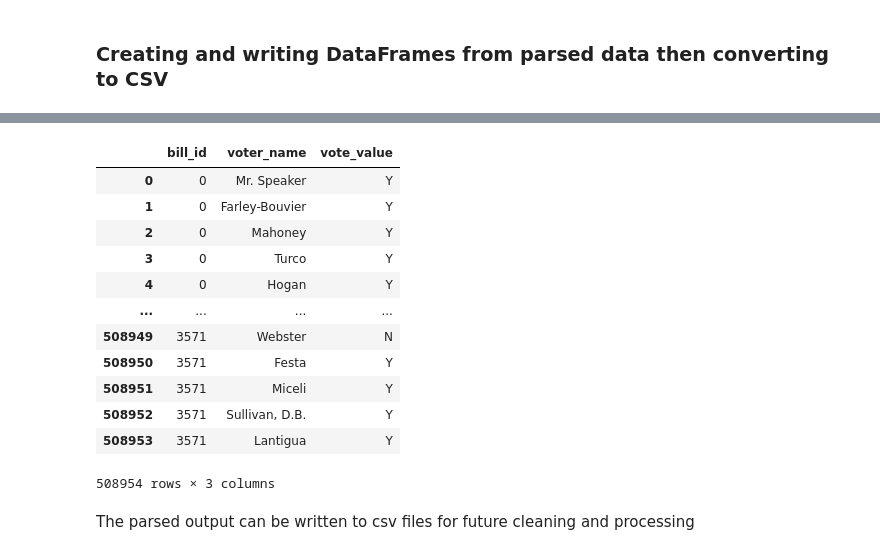
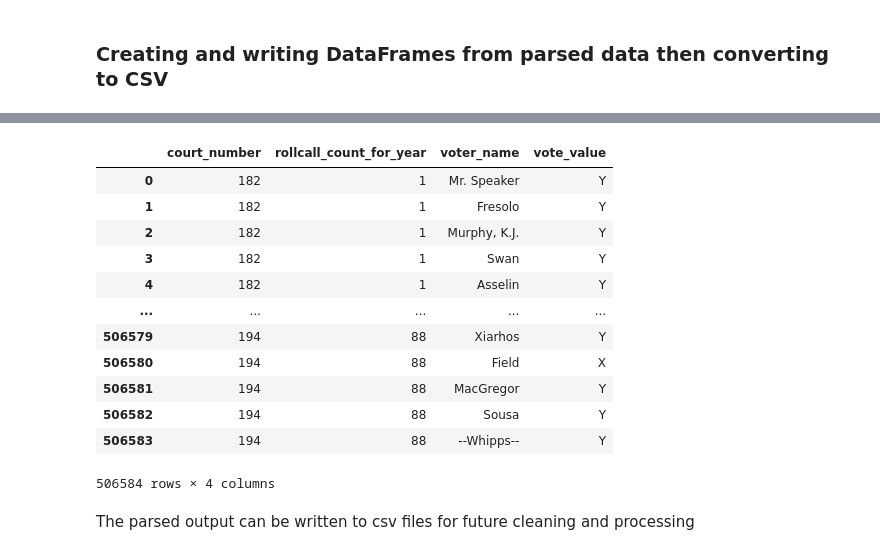
Before and after one commit to BU-Spark/ds-act-on-mass, a Jupyter notebook: fa25-team-a/eda/house_pdf_parsing/parse_house.ipynb, the cells around one changed output, grey strips where cells are left out. Saved outputs shown, nothing was run; the diff lists cells and outputs as text; code cells hidden in the pictures.

```diff
--- a/fa25-team-a/eda/house_pdf_parsing/parse_house.ipynb
+++ b/fa25-team-a/eda/house_pdf_parsing/parse_house.ipynb
@@ -37,7 +56,9 @@ post2017_patterns_to_match = [
     '^Yea and Nay$',
     '^(?P<Name>Mr. Speaker|([A-Z-][À-ÿa-z.,\'’-]+?)(?: {,1}[\*À-ÿA-Za-z.,\'’-]+)+)$',
     '^(?P<VoteValue>\D{1})$',
-    '^\*=AFTER VOTE\s+P=PRESENT\s+X=NOT VOTING$'
+    '^\*=AFTER VOTE\s+P=PRESENT\s+X=NOT VOTING$',
+    '^(?P<VoteValue>[YNPXynpx]{1})$',
+    '^(?P<Name>Mr Speaker|([A-Z-][À-ÿa-z.,\'’-]+?)(?: {,1}[\*À-ÿA-Za-z.,\'’-]+)+).?$'
 ]
 # %% [markdown]
 There are a few files that specifically do not match the patterns seen in many of the others. It appears that although the document appears the same way compared to files from after 2017, the files from 2023 and onwards fix some of the encoding issues that resulted in Nay votes appearing out of order and the main title and other features of the document not appearing in expected order.
@@ -414,0 +771,29 @@ Turning off n
+# %%
+bill_id = -1
+bill_data = []
+vote_data = []
+
+for path in all_paths:
+
+    # If path includes the year <2009, skip for now
+    file_year = int(str(path)[23:27])
+    court_number = years_to_court_number[file_year]
+
+    print(f'Attempting to parsing file at path: {path}')
+    if file_year < 2009:
+        if bill_id < 0: bill_id+1
+        current_bill_data, current_vote_data, bill_id = parse_Pre2009_PDF(path, bill_id+1, court_number)
+    # Skip files from 2009 - 2017 for now since they will have more things to deal with for parsing
+    elif file_year >= 2009 and file_year <= 2017:
+        if bill_id < 0: bill_id+1
+        print(f'Skipping file from year: {file_year}')
+        continue
+    elif file_year > 2017:
+        if bill_id < 0: bill_id+1
+        current_bill_data, current_vote_data, bill_id = parse_Post2017_PDF(path, bill_id+1, court_number)
+    else:
+        print(f"File in unexpected year attempted to be parsed: {path, file_year}")
+        break
+
+    bill_data.extend(current_bill_data)
+    vote_data.extend(current_vote_data)
@@ -442,21 +841,21 @@ bill_df
 # %%
 # Create a dataframe from parsed PDF data about votes
-vote_df = pd.DataFrame(vote_data, columns=['bill_id', 'voter_name', 'vote_value'])
+vote_df = pd.DataFrame(vote_data, columns=['court_number', 'rollcall_count_for_year', 'voter_name', 'vote_value'])
 vote_df
 # %% [output]
-|  | bill_id | voter_name | vote_value |
-| 0 | 0 | Mr. Speaker | Y |
-| 1 | 0 | Farley-Bouvier | Y |
-| 2 | 0 | Mahoney | Y |
-| 3 | 0 | Turco | Y |
-| 4 | 0 | Hogan | Y |
-| ... | ... | ... | ... |
-| 508949 | 3571 | Webster | N |
-| 508950 | 3571 | Festa | Y |
-| 508951 | 3571 | Miceli | Y |
-| 508952 | 3571 | Sullivan, D.B. | Y |
-| 508953 | 3571 | Lantigua | Y |
+|  | court_number | rollcall_count_for_year | voter_name | vote_value |
+| 0 | 182 | 1 | Mr. Speaker | Y |
+| 1 | 182 | 1 | Fresolo | Y |
+| 2 | 182 | 1 | Murphy, K.J. | Y |
+| 3 | 182 | 1 | Swan | Y |
+| 4 | 182 | 1 | Asselin | Y |
+| ... | ... | ... | ... | ... |
+| 506579 | 194 | 88 | Xiarhos | Y |
+| 506580 | 194 | 88 | Field | X |
+| 506581 | 194 | 88 | MacGregor | Y |
+| 506582 | 194 | 88 | Sousa | Y |
+| 506583 | 194 | 88 | --Whipps-- | Y |
-508954 rows × 3 columns
+506584 rows × 4 columns
 # %% [markdown]
 The parsed output can be written to csv files for future cleaning and processing
 # %%
```
Also changed, not shown: parts of 29 cells of this notebook.
